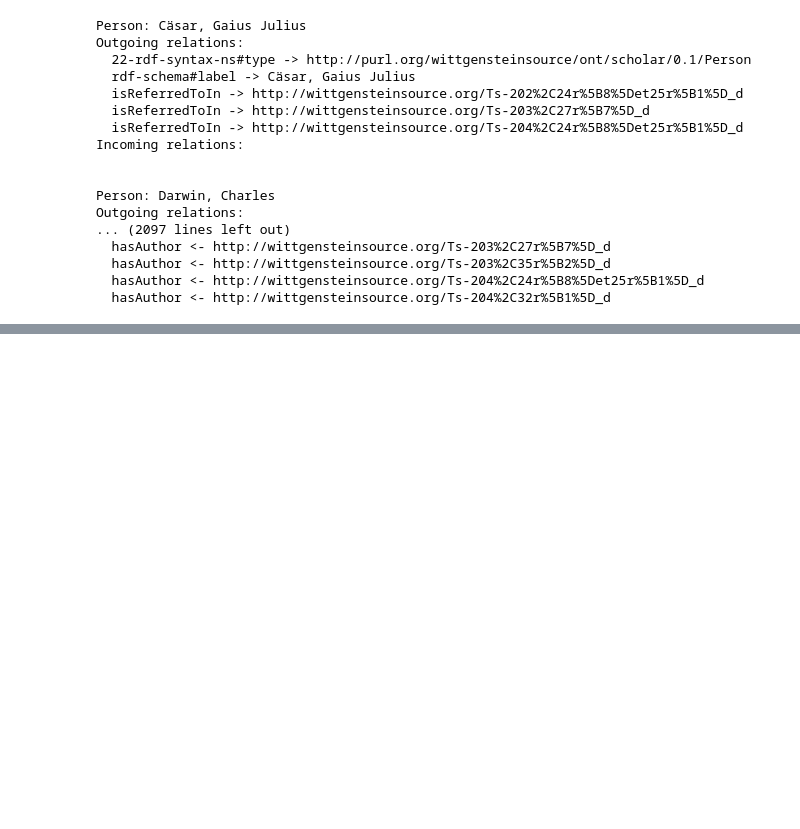
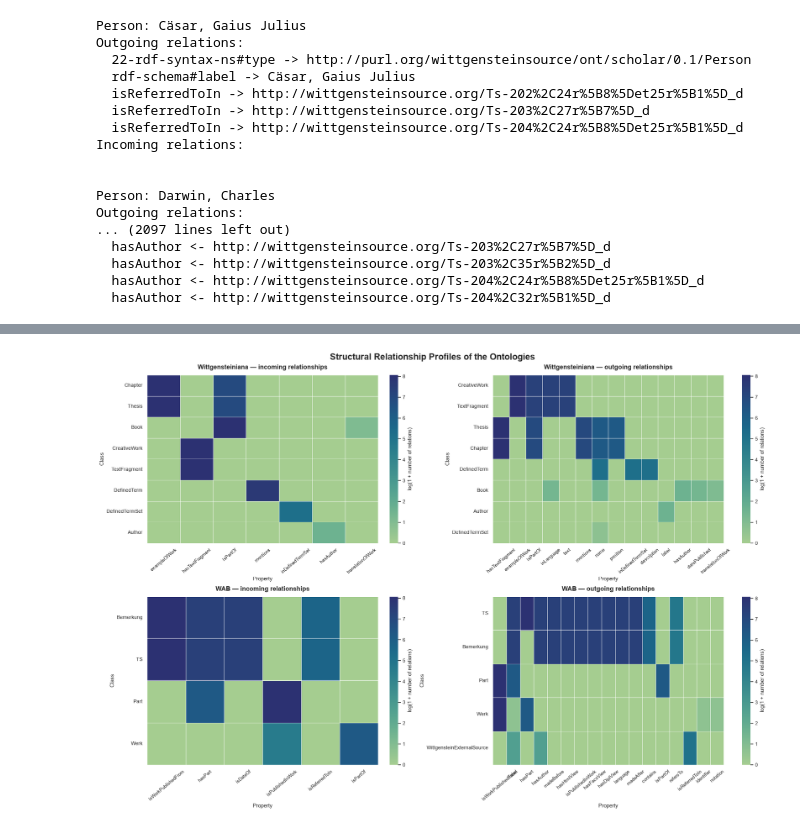
Before and after one commit to i4444i4444/OWL-ontology-align, a Jupyter notebook: tractatus-alignment/notebooks/inspect_alignment_data.ipynb, the cells around one changed output, grey strips where cells are left out. Drawn from its saved outputs; the diff is of its cells as text; code cells hidden in the pictures; blank space fills up the shorter version.

Commit message:
feat: add structural similarity analysis

```diff
--- a/tractatus-alignment/notebooks/inspect_alignment_data.ipynb
+++ b/tractatus-alignment/notebooks/inspect_alignment_data.ipynb
@@ -329,0 +1077,15 @@ Outgoing relations:
+# %%
+class_structure_summary = (
+    class_structure_df
+    .groupby(
+        ["Ontology", "Class", "Direction", "Property", "Related type"]
+    )
+    .size()
+    .reset_index(name="Number of relations")
+    .sort_values(
+        ["Ontology", "Class", "Direction", "Property"]
+    )
+    .reset_index(drop=True)
+)
+
+display(class_structure_summary)
@@ -329,0 +1106,81 @@ Outgoing relations:
+# %%
+import matplotlib.pyplot as plt
+import numpy as np
+import seaborn as sns
+
+sns.set_theme(style="white", font_scale=0.9)
+
+fig, axes = plt.subplots(
+    2, 2,
+    figsize=(19, 13),
+    constrained_layout=True
+)
+
+configurations = [
+    ("Wittgensteiniana", "Incoming", axes[0, 0]),
+    ("Wittgensteiniana", "Outgoing", axes[0, 1]),
+    ("WAB", "Incoming", axes[1, 0]),
+    ("WAB", "Outgoing", axes[1, 1])
+]
+
+for ontology_name, direction, ax in configurations:
+
+    data = class_structure_summary[
+        (class_structure_summary["Ontology"] == ontology_name) &
+        (class_structure_summary["Direction"] == direction)
+    ]
+
+    heatmap_data = data.pivot_table(
+        index="Class",
+        columns="Property",
+        values="Number of relations",
+        aggfunc="sum",
+        fill_value=0
+    )
+
+    heatmap_data = heatmap_data.loc[
+        heatmap_data.sum(axis=1).sort_values(
+            ascending=False
+        ).index
+    ]
+
+    heatmap_data = heatmap_data[
+        heatmap_data.sum(axis=0).sort_values(
+            ascending=False
+        ).index
+    ]
+
+    sns.heatmap(
+        np.log1p(heatmap_data),
+        ax=ax,
+        cmap="crest",
+        linewidths=0.7,
+        linecolor="white",
+        annot=False,
+        cbar_kws={
+            "label": "log(1 + number of relations)"
+        }
+    )
+
+    ax.set_title(
+        f"{ontology_name} — {direction.lower()} relationships",
+        fontsize=13,
+        fontweight="bold",
+        pad=12
+    )
+
+    ax.set_xlabel("Property")
+    ax.set_ylabel("Class")
+
+    ax.tick_params(axis="x", rotation=40, labelsize=9)
+    ax.tick_params(axis="y", rotation=0, labelsize=10)
+
+fig.suptitle(
+    "Structural Relationship Profiles of the Ontologies",
+    fontsize=18,
+    fontweight="bold"
+)
+
+plt.show()
+# %% [output]
+[figure, added]
```
Also changed, not shown: parts of 25 cells of this notebook.
